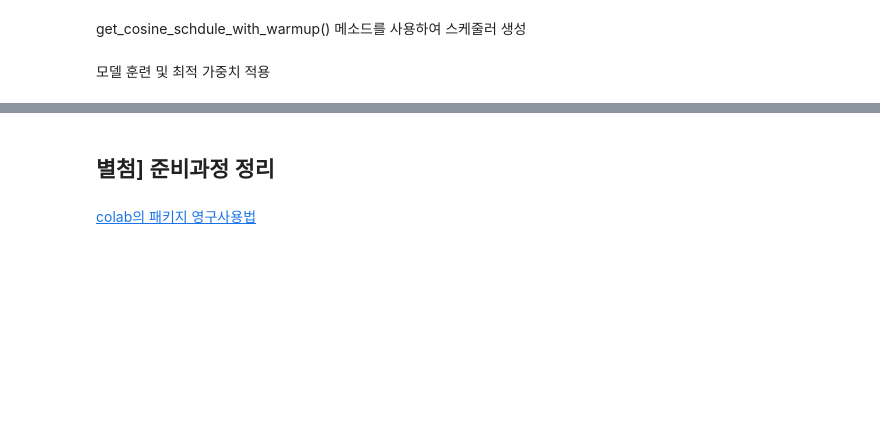
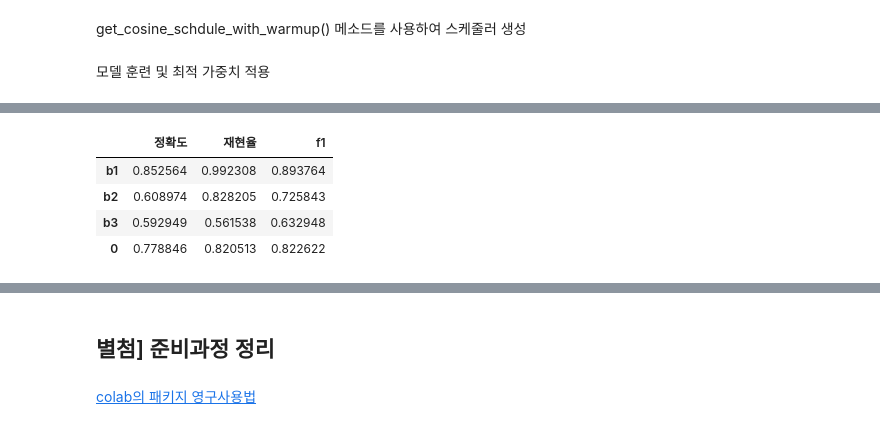
Before and after one commit to restful3/ds4th_study, a Jupyter notebook: wooseok_code/Chest_X_Ray_사진분류.ipynb, the cells around one changed output, grey strips where cells are left out. Saved outputs shown, nothing was run; the diff lists cells and outputs as text; code cells hidden in the pictures; blank space fills up the shorter version.

```diff
--- a/wooseok_code/Chest_X_Ray_사진분류.ipynb
+++ b/wooseok_code/Chest_X_Ray_사진분류.ipynb
@@ -632,4 +658,16 @@ df
 # %%
 ensemble_preds = []
-for i in range(len(preds_list1)):
-  pred_element = np.round((pred))
+for i in range(len(preds1)):
+  pred_element = np.round((preds1[i]+preds2[i])/2)
+  ensemble_preds.append(pred_element)
+# %%
+ensemble_score = {'정확도':accuracy_score(true,ensemble_preds),
+                  '재현율':recall_score(true,ensemble_preds),
+                  'f1':f1_score(true,ensemble_preds)}
+pd.concat([df,pd.DataFrame([ensemble_score])])
+# %% [output]
+|  | 정확도 | 재현율 | f1 |
+| b1 | 0.852564 | 0.992308 | 0.893764 |
+| b2 | 0.608974 | 0.828205 | 0.725843 |
+| b3 | 0.592949 | 0.561538 | 0.632948 |
+| 0 | 0.778846 | 0.820513 | 0.822622 |
```
Also changed, not shown: parts of 10 cells of this notebook.
